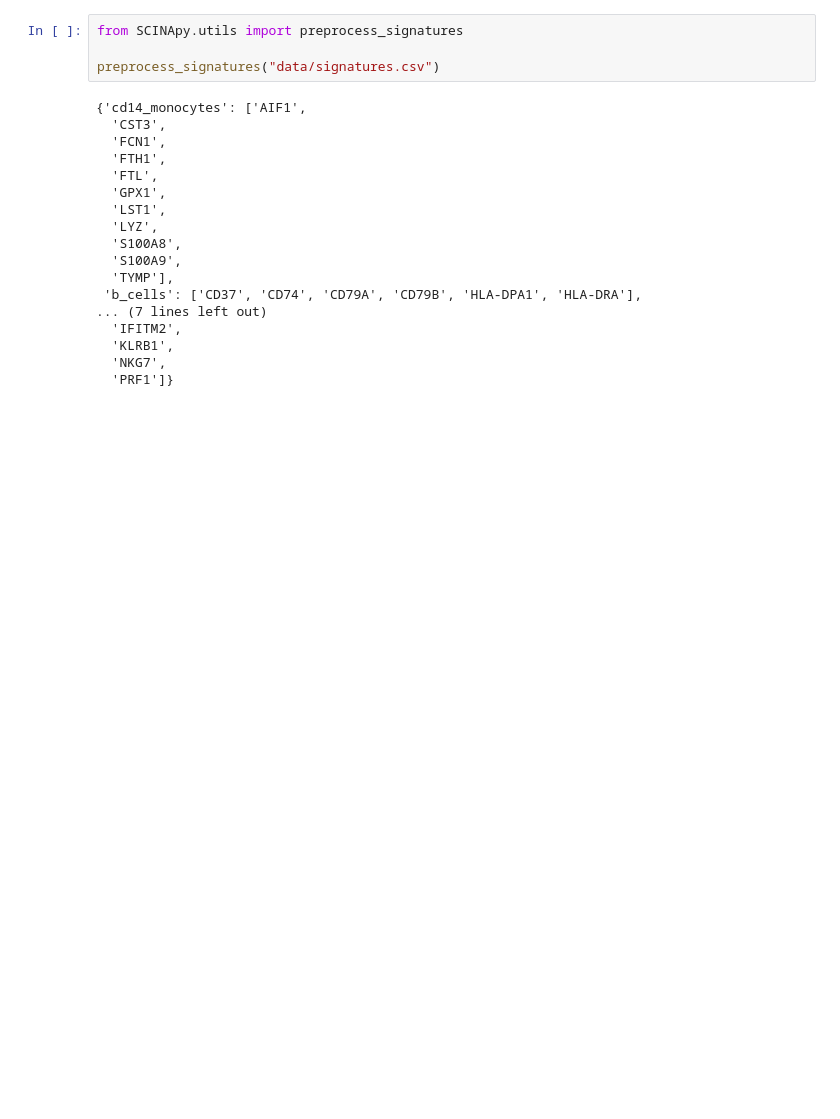
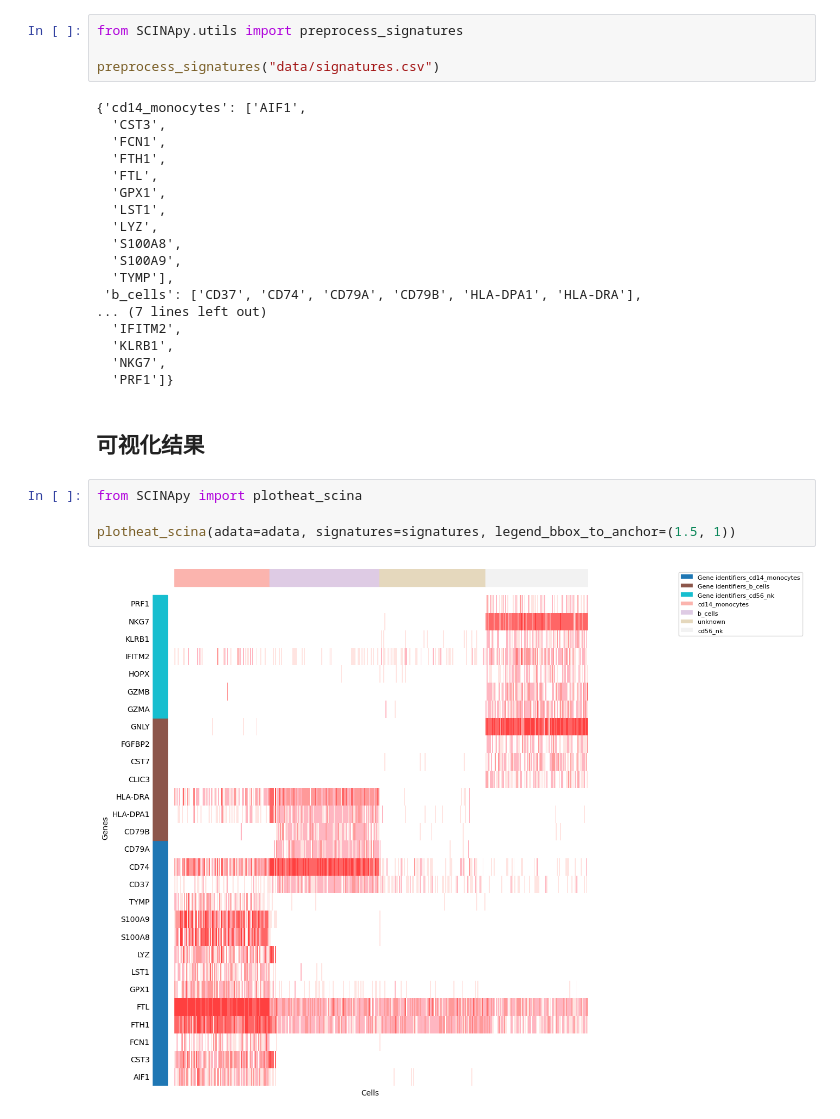
Before and after one commit to hwr9912/SCINApy, a Jupyter notebook: example.ipynb, the cells around one changed output. Drawn from its saved outputs; the diff is of its cells as text; blank space fills up the shorter version.

```diff
--- a/example.ipynb
+++ b/example.ipynb
@@ -78,3 +78,11 @@ preprocess_signatures("data/signatures.csv")
   'KLRB1',
   'NKG7',
   'PRF1']}
+# %% [markdown]
+## 可视化结果
+# %%
+from SCINApy import plotheat_scina
+
+plotheat_scina(adata=adata, signatures=signatures, legend_bbox_to_anchor=(1.5, 1))
+# %% [output]
+[figure, added]
```
Also changed, not shown: 5 other files.
